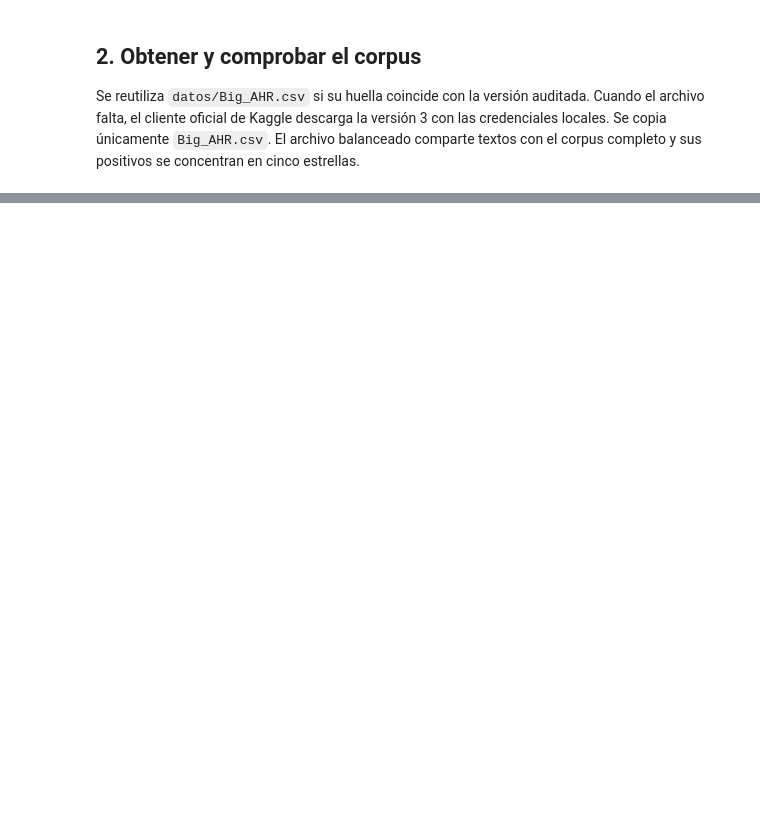
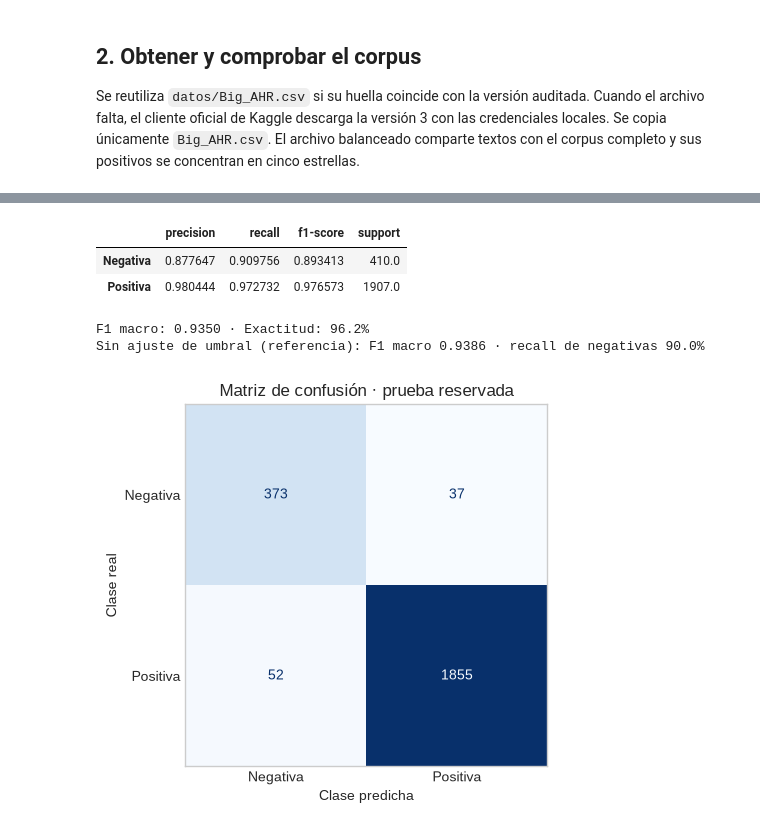
Before and after one commit to bvelastegui/hotel-reviews-ml, a Jupyter notebook: modelo_resenas.ipynb, the cells around one changed output, grey strips where cells are left out. Saved outputs shown, nothing was run; the diff lists cells and outputs as text; code cells hidden in the pictures; blank space fills up the shorter version.

```diff
--- a/modelo_resenas.ipynb
+++ b/modelo_resenas.ipynb
@@ -613,0 +133,22 @@ El desempeño mide la concordancia con etiquetas derivadas de estrellas en AHR.
+# %%
+if not SOURCE.exists() or sha256(SOURCE) != SHA256_ORIGINAL:
+    from kaggle.api.kaggle_api_extended import KaggleApi
+
+    api = KaggleApi()
+    api.authenticate()
+    with tempfile.TemporaryDirectory(prefix="ahr_kaggle_") as directorio:
+        api.dataset_download_files(DATASET, path=directorio, unzip=True, quiet=True)
+        descargado = Path(directorio) / SOURCE.name
+        if sha256(descargado) != SHA256_ORIGINAL:
+            raise ValueError("La huella del archivo descargado difiere de la versión auditada")
+        shutil.copyfile(descargado, SOURCE)
+    escribir_json(DATOS / "descarga_oficial.json", {
+        "dataset": DATASET, "cliente": "kaggle", "version_cliente": version("kaggle"),
+        "archivo": SOURCE.name, "sha256": sha256(SOURCE),
+    })
+    print("Corpus descargado con Kaggle y verificado.")
+else:
+    print("Archivo local verificado contra el SHA-256 de AHR v3.")
+
+originales = leer_originales()
+print(f"Filas originales: {len(originales):,}")
@@ -613,0 +677,23 @@ El desempeño mide la concordancia con etiquetas derivadas de estrellas en AHR.
+# %%
+if EVALUAR_PRUEBA:
+    prueba = conjuntos["prueba"]
+    metricas_prueba, predicciones = evaluar(modelo_elegido, prueba)
+    metricas_prueba_sin_umbral, _ = evaluar(modelo_base, prueba)
+    display(pd.DataFrame({"Negativa": metricas_prueba["negativa"], "Positiva": metricas_prueba["positiva"]}).T)
+    print(f'F1 macro: {metricas_prueba["f1_macro"]:.4f} · Exactitud: {metricas_prueba["exactitud"]:.1%}')
+    print(f'Sin ajuste de umbral (referencia): F1 macro {metricas_prueba_sin_umbral["f1_macro"]:.4f} · '
+          f'recall de negativas {metricas_prueba_sin_umbral["negativa"]["recall"]:.1%}')
+    fig, ax = plt.subplots(figsize=(6, 4.5))
+    matriz = np.asarray(metricas_prueba["matriz_confusion"])
+    ConfusionMatrixDisplay(matriz, display_labels=["Negativa", "Positiva"]).plot(
+        ax=ax, cmap="Blues", colorbar=False, values_format="d")
+    ax.grid(False)
+    ax.set(title="Matriz de confusión · prueba reservada", xlabel="Clase predicha", ylabel="Clase real")
+    mostrar_figura(fig, "04_matriz_de_confusion")
+# %% [output]
+|  | precision | recall | f1-score | support |
+| Negativa | 0.877647 | 0.909756 | 0.893413 | 410.0 |
+| Positiva | 0.980444 | 0.972732 | 0.976573 | 1907.0 |
+F1 macro: 0.9350 · Exactitud: 96.2%
+Sin ajuste de umbral (referencia): F1 macro 0.9386 · recall de negativas 90.0%
+[figure, added]
```
Also changed, not shown: parts of 43 cells of this notebook.
